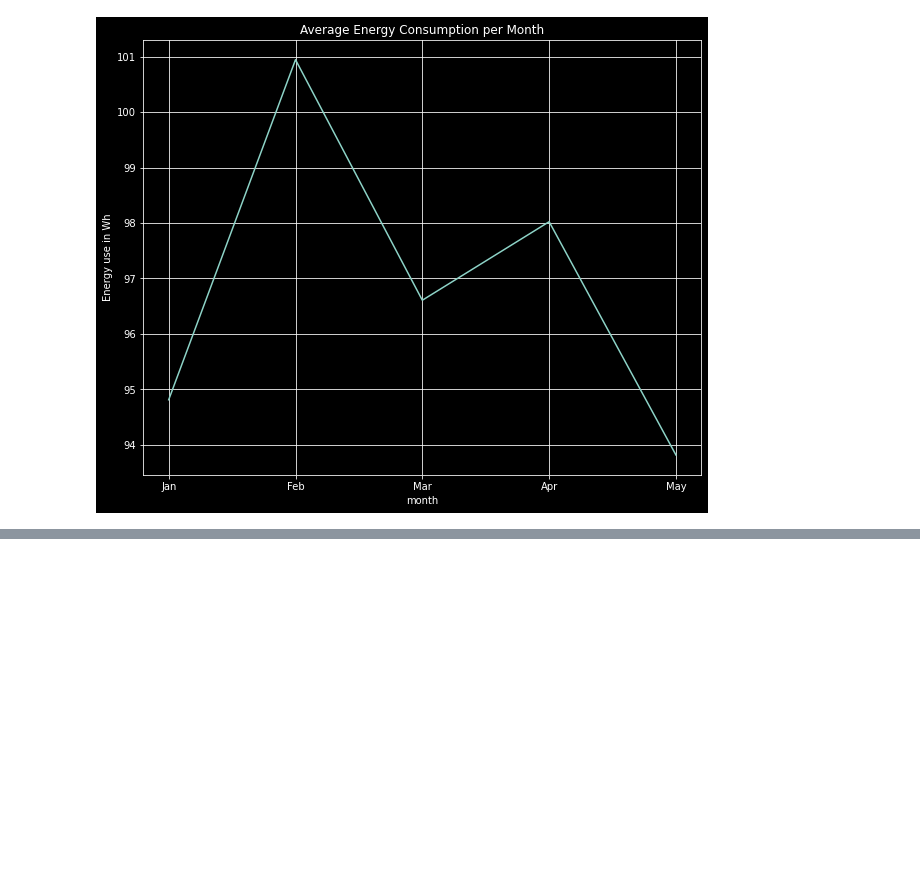
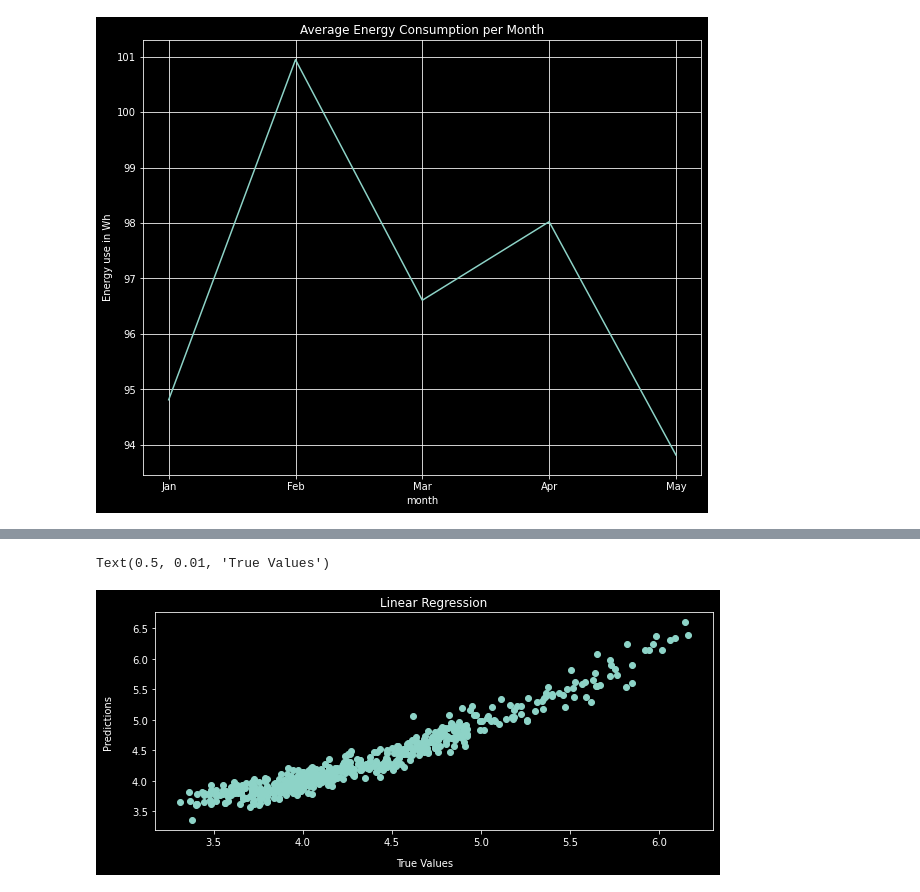
Before and after one commit to Narapady/energy_consumption_prediction, a Jupyter notebook: notebook.ipynb, the cells around one changed output, grey strips where cells are left out. Saved outputs shown, nothing was run; the diff lists cells and outputs as text; code cells hidden in the pictures; blank space fills up the shorter version.

```diff
--- a/notebook.ipynb
+++ b/notebook.ipynb
@@ -343,0 +456,9 @@ plt.show()
+# %%
+fig, ax = plt.subplots(figsize=(10,4), sharey=True)
+ax.scatter(y_test, y_pred)
+ax.set_title("Linear Regression")
+fig.text(0.06, 0.5, 'Predictions', ha='center', va='center', rotation='vertical')
+fig.text(0.5, 0.01, 'True Values', ha='center', va='center')
+# %% [output]
+Text(0.5, 0.01, 'True Values')
+[figure, added]
```
Also changed, not shown: parts of 22 cells of this notebook, 2 other files.
